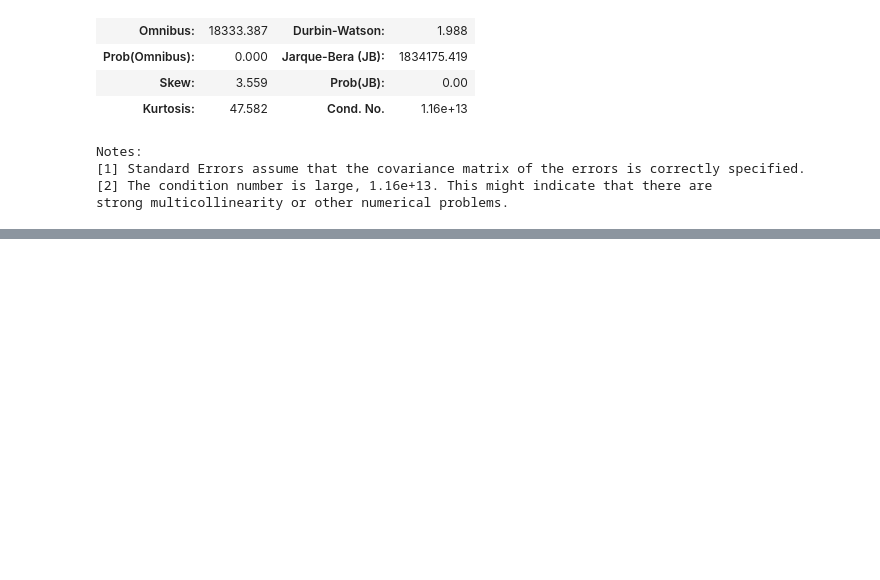
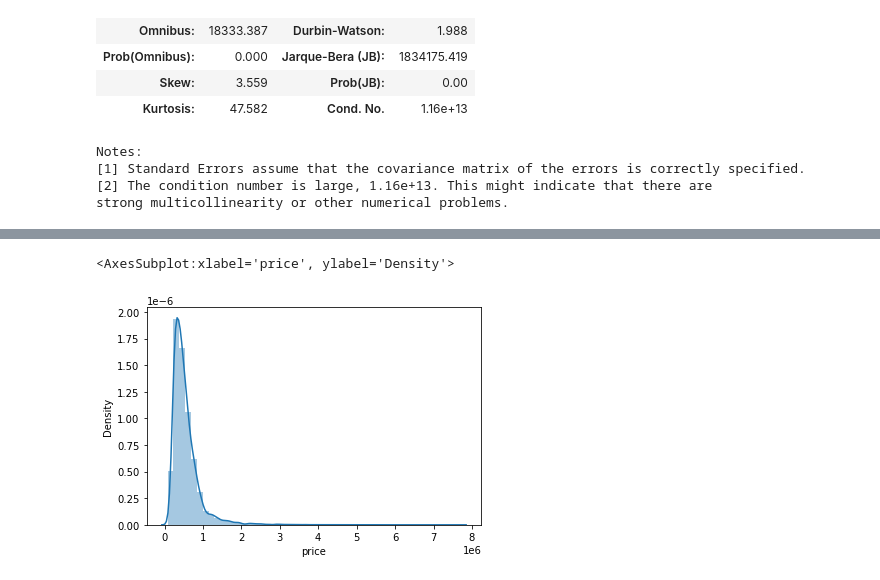
Before and after one commit to cyborgsage/kingco-realestate, a Jupyter notebook: chris_book.ipynb, the cells around one changed output, grey strips where cells are left out. Saved outputs shown, nothing was run; the diff lists cells and outputs as text; code cells hidden in the pictures; blank space fills up the shorter version.

```diff
--- a/chris_book.ipynb
+++ b/chris_book.ipynb
@@ -264,0 +290,6 @@ strong multicollinearity or other numerical problems.
+# %%
+
+sns.distplot(a=df['price'])
+# %% [output]
+<AxesSubplot:xlabel='price', ylabel='Density'>
+[figure, added]
```
Also changed, not shown: parts of 6 cells of this notebook.
